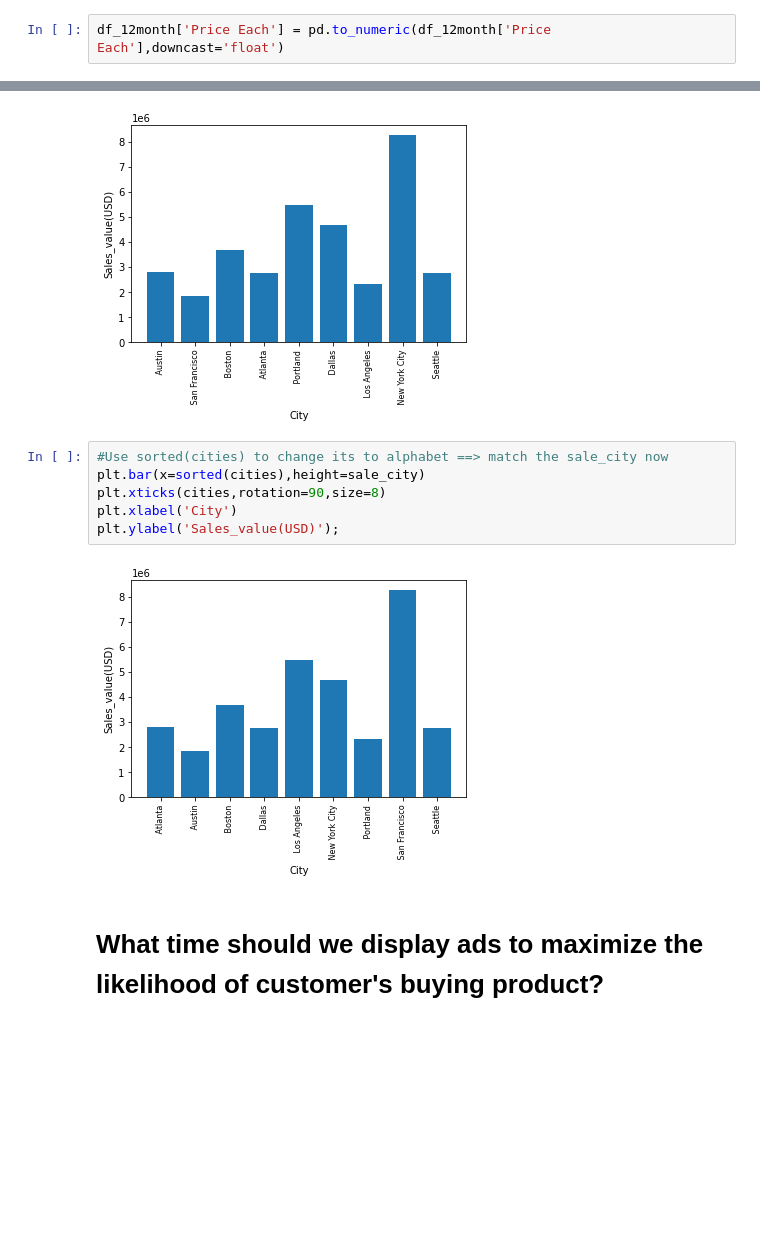
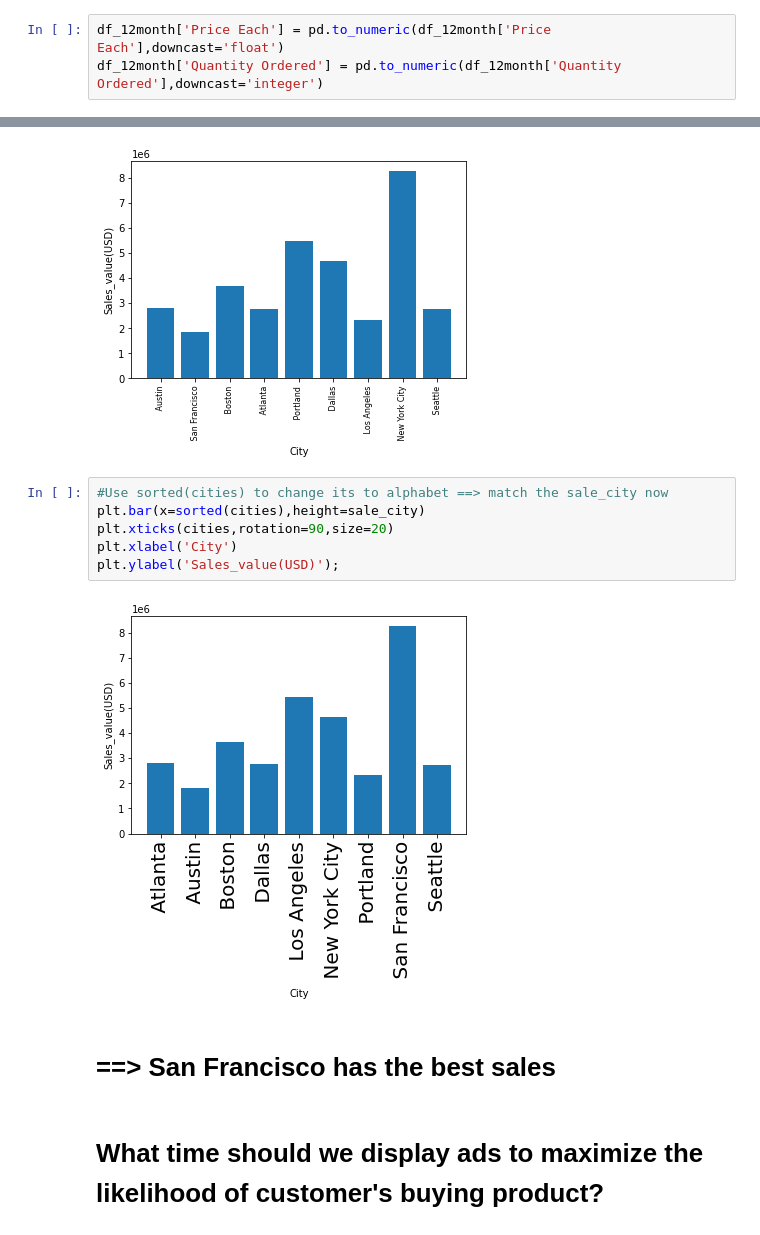
Before and after one commit to phantombmt/Data_Science_Test, a Jupyter notebook: my_report.ipynb, the cells around one changed output, grey strips where cells are left out. Drawn from its saved outputs; the diff is of its cells as text; blank space fills up the shorter version.

```diff
--- a/my_report.ipynb
+++ b/my_report.ipynb
@@ -197,3 +197,4 @@ float32
 ### Convert Object to numeric
 # %%
 df_12month['Price Each'] = pd.to_numeric(df_12month['Price Each'],downcast='float')
+df_12month['Quantity Ordered'] = pd.to_numeric(df_12month['Quantity Ordered'],downcast='integer')
@@ -396,11 +388,13 @@ plt.ylabel('Sales_value(USD)');
 # %%
 #Use sorted(cities) to change its to alphabet ==> match the sale_city now
 plt.bar(x=sorted(cities),height=sale_city)
-plt.xticks(cities,rotation=90,size=8)
+plt.xticks(cities,rotation=90,size=20)
 plt.xlabel('City')
 plt.ylabel('Sales_value(USD)');
 # %% [output]
-[figure, old version]
+[figure, new version]
+# %% [markdown]
+# ==> San Francisco has the best sales
 # %% [markdown]
 # What time should we display ads to maximize the likelihood of customer's buying product?
 # %%
```
Also changed, not shown: parts of 42 cells of this notebook.
